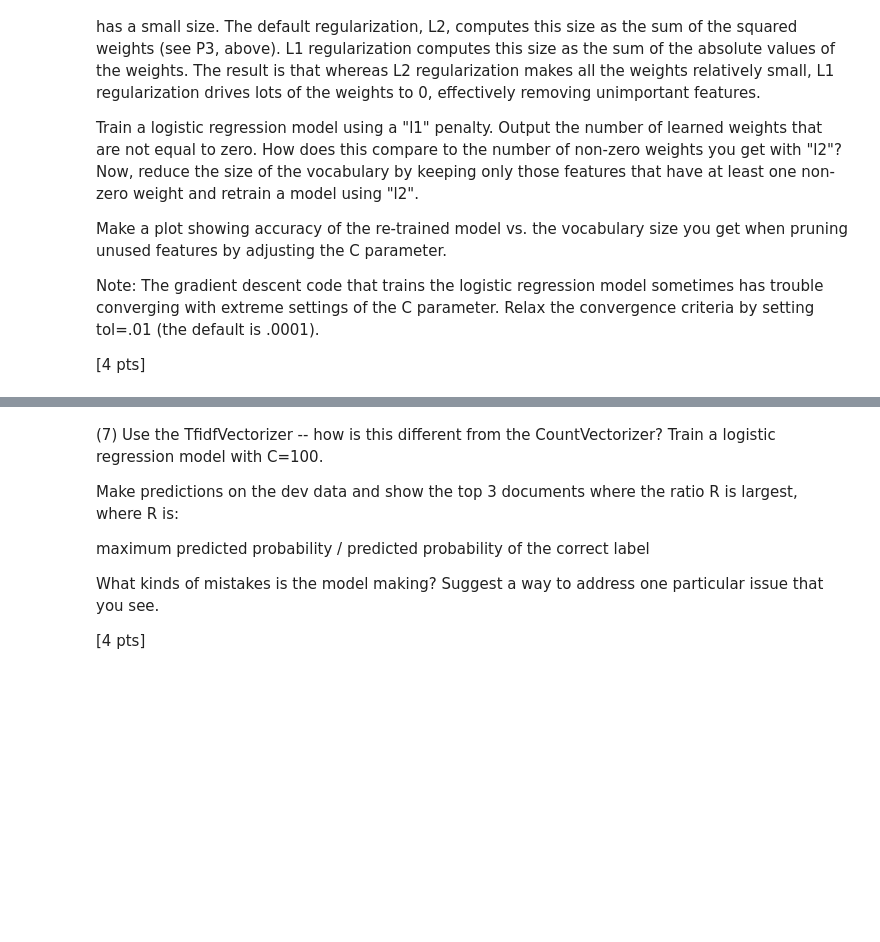
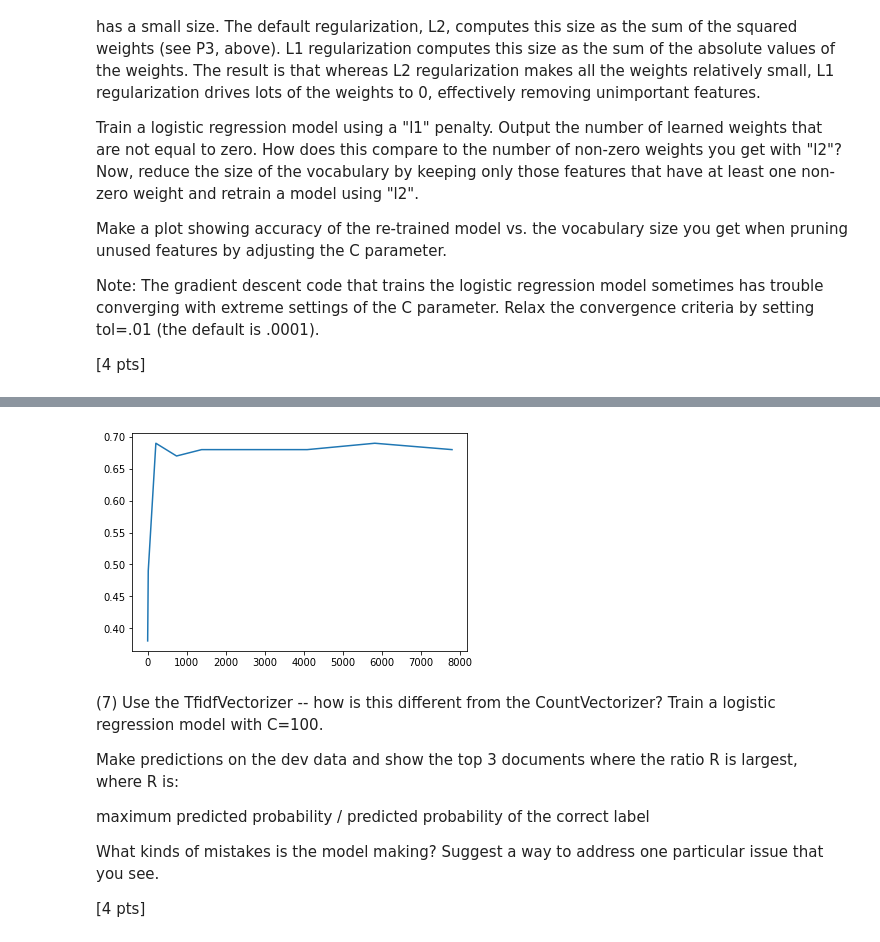
Before and after one commit to jeffrey-hsu/models, a Jupyter notebook: topic_classification/Jeffrey_Hsu_p2.ipynb, the cells around one changed output, grey strips where cells are left out. Cells and saved outputs as stored; diff of their text form; code cells hidden in the pictures; blank space fills up the shorter version.

```diff
--- a/topic_classification/Jeffrey_Hsu_p2.ipynb
+++ b/topic_classification/Jeffrey_Hsu_p2.ipynb
@@ -427,17 +427,3 @@ Make a plot showing accuracy of the re-trained model vs. the vocabulary size you
 Note: The gradient descent code that trains the logistic regression model sometimes has trouble converging with extreme settings of the C parameter. Relax the convergence criteria by setting tol=.01 (the default is .0001).
 
 [4 pts]
-# %%
-def P6():
-    # Keep this random seed here to make comparison easier.
-    np.random.seed(0)
-    cv = CountVectorizer()
-    train_vocab = cv.fit_transform(train_data)
-    lr_l1 = LogisticRegression(penalty="l1", C=0.5, tol=0.01)
-    lr_l1.fit(train_vocab, train_labels)
-    print("Number of features:", len(lr_l1.coef_[0]))
-    print(np.sum((lr_l1.coef_ != 0)*1))
-    lr_l2 = LogisticRegression(penalty="l2", C=0.5)
-    lr_l2.fit(train_vocab, train_labels)
-
-P6()
@@ -446,0 +430,65 @@ Number of features: 26879
+# %%
+def P6():
+    # Keep this random seed here to make comparison easier.
+    np.random.seed(0)
+    cv = CountVectorizer()
+    train_vocab = cv.fit_transform(train_data)
+    dev_vocab = cv.transform(dev_data)
+
+    ## L1 penalty
+    lr_l1 = LogisticRegression(penalty="l1", C=0.5, tol=0.01)
+    lr_l1.fit(train_vocab, train_labels)
+    print("\nLogistic regression with L1 penalty regularization")
+    print("Number of features (across labels):", len(lr_l1.coef_[0])*len(lr_l1.coef_))
+    print("Number of features (across labels) with non-zero weight:", np.sum((lr_l1.coef_ != 0)*1))
+
+    ## L2 penalty
+    lr_l2 = LogisticRegression(penalty="l2", C=0.5, tol=0.01)
+    lr_l2.fit(train_vocab, train_labels)
+    print("\nLogistic regression with L2 penalty regularization")
+    print("Number of features (across labels):", len(lr_l2.coef_[0])*len(lr_l2.coef_))
+    print("Number of features (across labels) with non-zero weight:", np.sum((lr_l2.coef_ != 0)*1))
+
+    ## L2 with only non-zero weight features given by L1 model
+    index_nonzero = []
+    for i in range(len(lr_l1.coef_[0])):
+        if lr_l1.coef_[0,i] != 0 or lr_l1.coef_[1,i] != 0 or lr_l1.coef_[2,i] != 0 or lr_l1.coef_[3,i] != 0:
+            index_nonzero.append(i)
+    print("\nNumber of features that at least has 1 nonzero weight:", len(index_nonzero))
+    train_vocab_nonzero = train_vocab.toarray()[:,index_nonzero]
+    dev_vocab_nonzero = dev_vocab.toarray()[:,index_nonzero]
+    lr_l2_nonzero = LogisticRegression(penalty="l2", C=0.5, tol=0.01)
+    lr_l2_nonzero.fit(train_vocab_nonzero, train_labels)
+
+    y_pred = lr_l2_nonzero.predict(dev_vocab_nonzero)
+    print("The accuracy with only nonzero weights under C=0.5 is",
+          round(metrics.accuracy_score(dev_labels, y_pred),2))
+
+    ## Plot different number of features generated by different C value
+    ## v.s. the accuracy given by the retrained model
+    C = [0.001, 0.01, 0.1, 0.5, 1.0, 5.0, 10.0, 20.0, 50.0, 100.0]
+    accuracy = []
+    feature_num = []
+    for c_val in C:
+        lr = LogisticRegression(penalty="l1", C=c_val, tol=0.01)
+        lr.fit(train_vocab, train_labels)
+        index_nonzero = []
+        for i in range(len(lr.coef_[0])):
+            if lr.coef_[0,i] != 0 or lr.coef_[1,i] != 0 or lr.coef_[2,i] != 0 or lr.coef_[3,i] != 0:
+                index_nonzero.append(i)
+        feature_num.append(len(index_nonzero))
+        train_vocab_nonzero = train_vocab.toarray()[:,index_nonzero]
+        dev_vocab_nonzero = dev_vocab.toarray()[:,index_nonzero]
+        lr2 = LogisticRegression(penalty="l2", C=c_val, tol=0.01)
+        lr2.fit(train_vocab_nonzero, train_labels)
+        y_pred = lr2.predict(dev_vocab_nonzero)
+        accuracy.append(round(metrics.accuracy_score(dev_labels, y_pred),2))
+
+    print("\nThe C values are", C,
+          "with each yields these different number of features:", feature_num)
+    plt.plot(feature_num,accuracy)
+    plt.show()
+
+
+P6()
+# %% [output]
@@ -447,3 +507,4 @@ Number of features: 26879
+[figure, added]
 # %% [markdown]
 (7) Use the TfidfVectorizer -- how is this different from the CountVectorizer? Train a logistic regression model with C=100.
 
```
Also changed, not shown: parts of 4 cells of this notebook.
